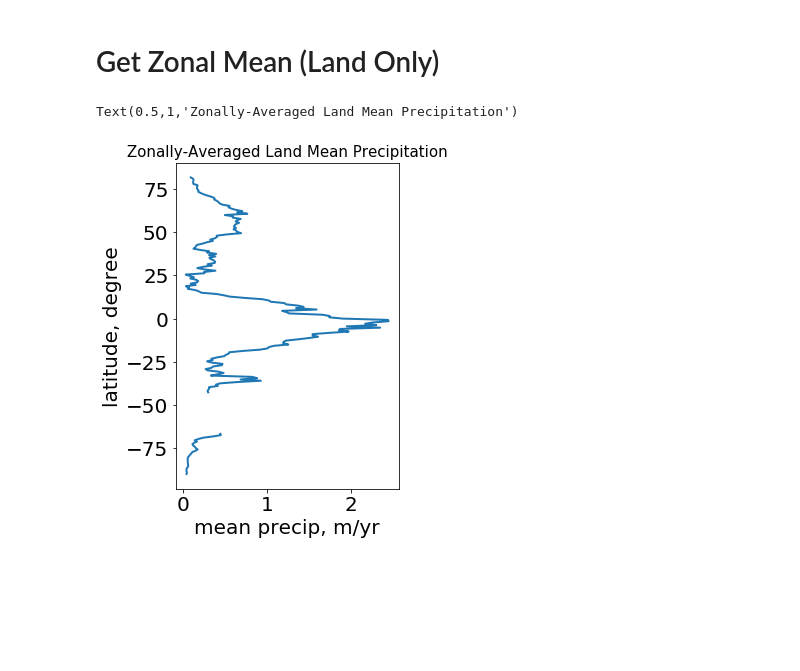
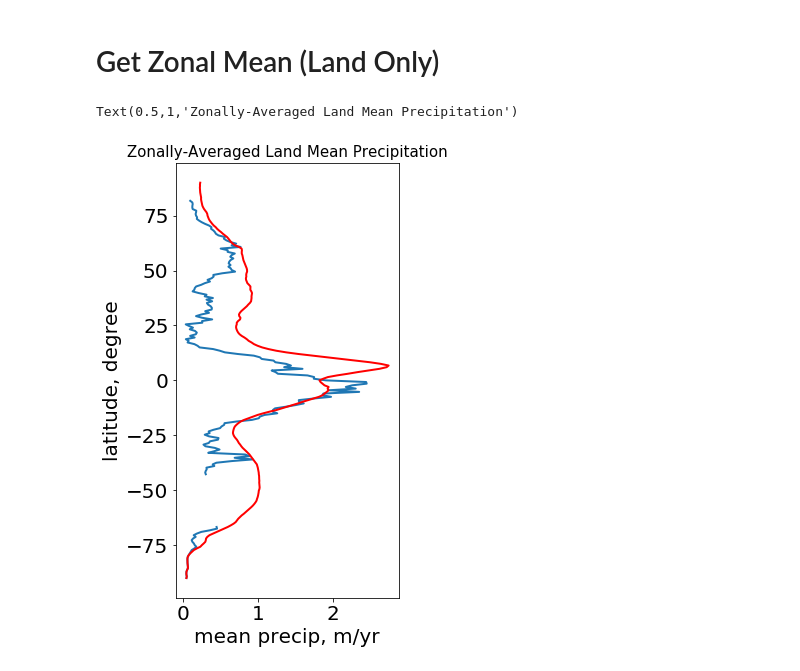
Before and after one commit to jiabin-liu/random.rand, a Jupyter notebook: zonally_avg_precip.ipynb, the cells around one changed output. Saved outputs shown, nothing was run; the diff lists cells and outputs as text; code cells hidden in the pictures; blank space fills up the shorter version.

```diff
--- a/zonally_avg_precip.ipynb
+++ b/zonally_avg_precip.ipynb
@@ -35,6 +35,8 @@ plt.title('Annual Mean Precipitation 1979-2018 ERA-interim')
 # %% [output]
 Text(0.5,1,'Annual Mean Precipitation 1979-2018 ERA-interim')
 [figure]
+# %%
+global_precip = np.nanmean(avg_precip,axis=1)
 # %% [markdown]
 # Get Zonal Mean (Land Only)
 # %%
@@ -42,11 +44,12 @@ land_precip = np.where(landsea_mask==1, avg_precip, np.nan)
 # %%
 zonal_land_mean = np.nanmean(land_precip, axis=1)
 # %%
-figure = plt.figure(figsize=(4,6))
-plt.plot(zonal_land_mean, LAT)
+figure = plt.figure(figsize=(4,8))
+plt.plot(zonal_land_mean, LAT, label='Land Only')
+plt.plot(global_precip, LAT, color='red', )
 plt.xlabel('mean precip, m/yr')
 plt.ylabel('latitude, degree')
 plt.title('Zonally-Averaged Land Mean Precipitation', fontsize=15)
 # %% [output]
 Text(0.5,1,'Zonally-Averaged Land Mean Precipitation')
-[figure, old version]
+[figure, new version]
```
